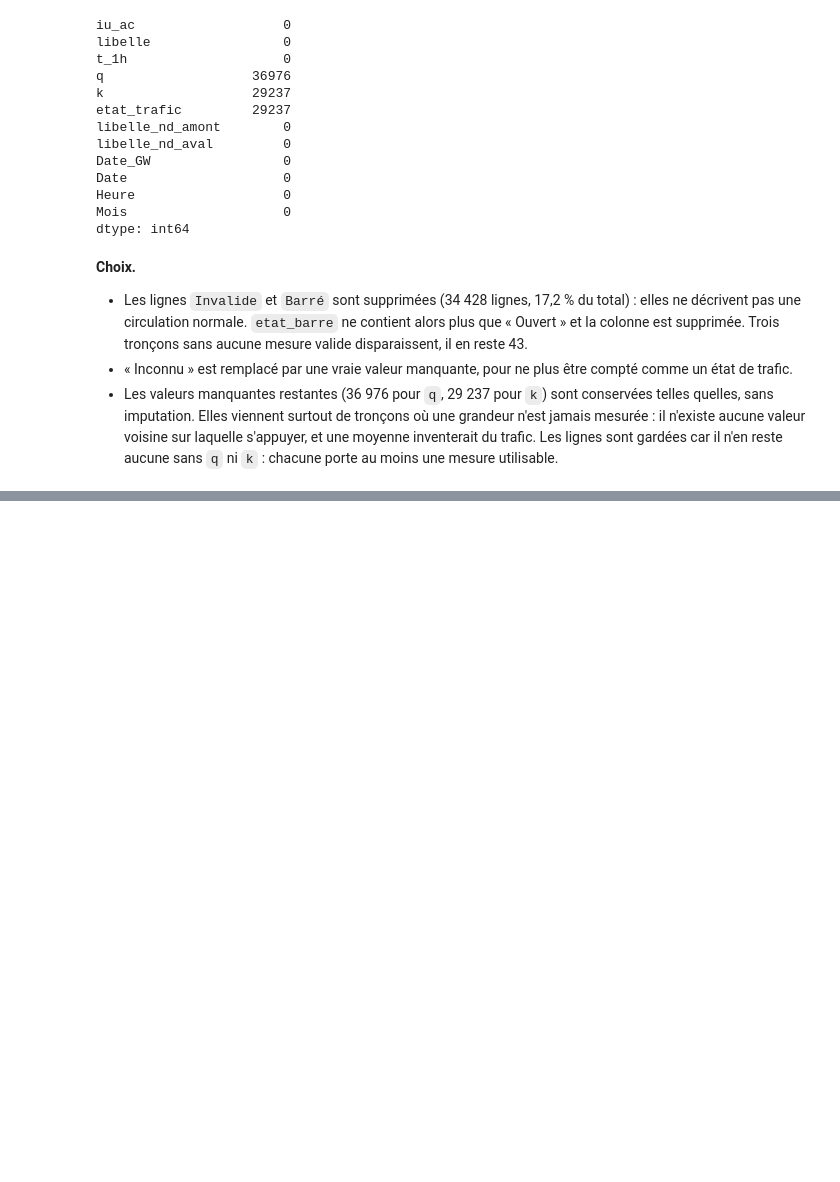
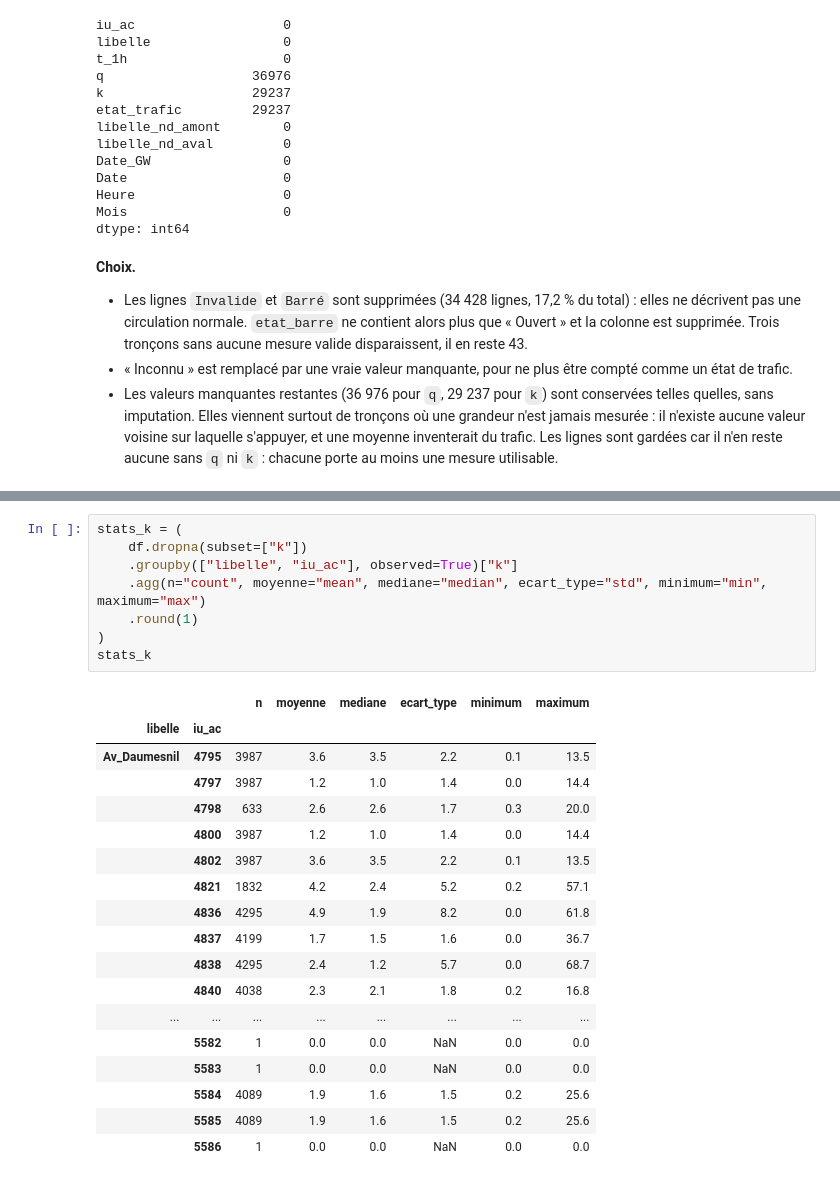
Before and after one commit to Schneider509/Aivanvity-projet-trafic, a Jupyter notebook: projet_data.ipynb, the cells around one changed output, grey strips where cells are left out. Saved outputs shown, nothing was run; the diff lists cells and outputs as text; blank space fills up the shorter version.

```diff
--- a/projet_data.ipynb
+++ b/projet_data.ipynb
@@ -402,0 +595,27 @@ dtype: int64
+# %%
+stats_k = (
+    df.dropna(subset=["k"])
+    .groupby(["libelle", "iu_ac"], observed=True)["k"]
+    .agg(n="count", moyenne="mean", mediane="median", ecart_type="std", minimum="min", maximum="max")
+    .round(1)
+)
+stats_k
+# %% [output]
+|  |  | n | moyenne | mediane | ecart_type | minimum | maximum |
+| libelle | iu_ac |  |  |  |  |  |  |
+| Av_Daumesnil | 4795 | 3987 | 3.6 | 3.5 | 2.2 | 0.1 | 13.5 |
+|  | 4797 | 3987 | 1.2 | 1.0 | 1.4 | 0.0 | 14.4 |
+|  | 4798 | 633 | 2.6 | 2.6 | 1.7 | 0.3 | 20.0 |
+|  | 4800 | 3987 | 1.2 | 1.0 | 1.4 | 0.0 | 14.4 |
+|  | 4802 | 3987 | 3.6 | 3.5 | 2.2 | 0.1 | 13.5 |
+|  | 4821 | 1832 | 4.2 | 2.4 | 5.2 | 0.2 | 57.1 |
+|  | 4836 | 4295 | 4.9 | 1.9 | 8.2 | 0.0 | 61.8 |
+|  | 4837 | 4199 | 1.7 | 1.5 | 1.6 | 0.0 | 36.7 |
+|  | 4838 | 4295 | 2.4 | 1.2 | 5.7 | 0.0 | 68.7 |
+|  | 4840 | 4038 | 2.3 | 2.1 | 1.8 | 0.2 | 16.8 |
+| ... | ... | ... | ... | ... | ... | ... | ... |
+|  | 5582 | 1 | 0.0 | 0.0 | NaN | 0.0 | 0.0 |
+|  | 5583 | 1 | 0.0 | 0.0 | NaN | 0.0 | 0.0 |
+|  | 5584 | 4089 | 1.9 | 1.6 | 1.5 | 0.2 | 25.6 |
+|  | 5585 | 4089 | 1.9 | 1.6 | 1.5 | 0.2 | 25.6 |
+|  | 5586 | 1 | 0.0 | 0.0 | NaN | 0.0 | 0.0 |
```
Also changed, not shown: parts of 26 cells of this notebook, 1 other file.
